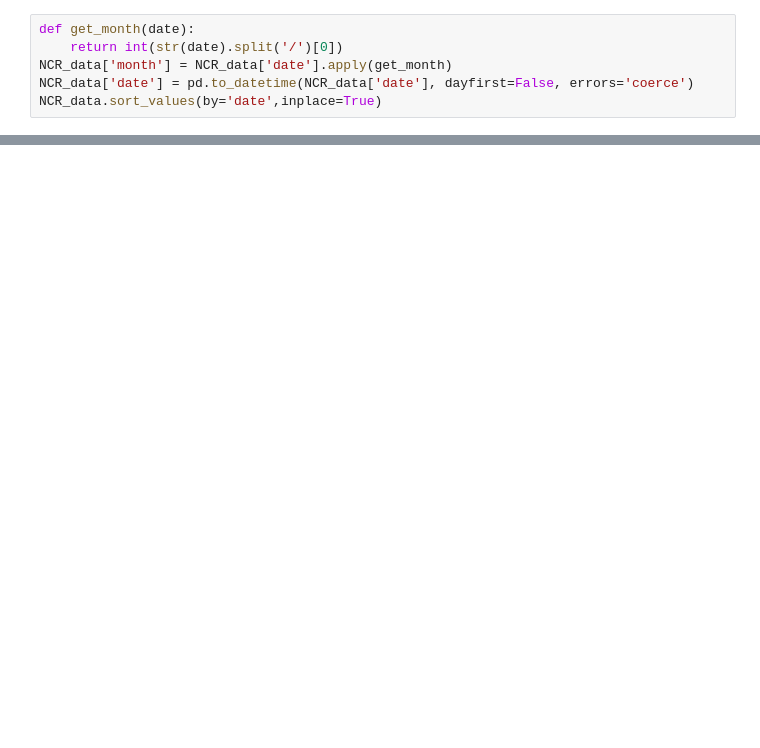
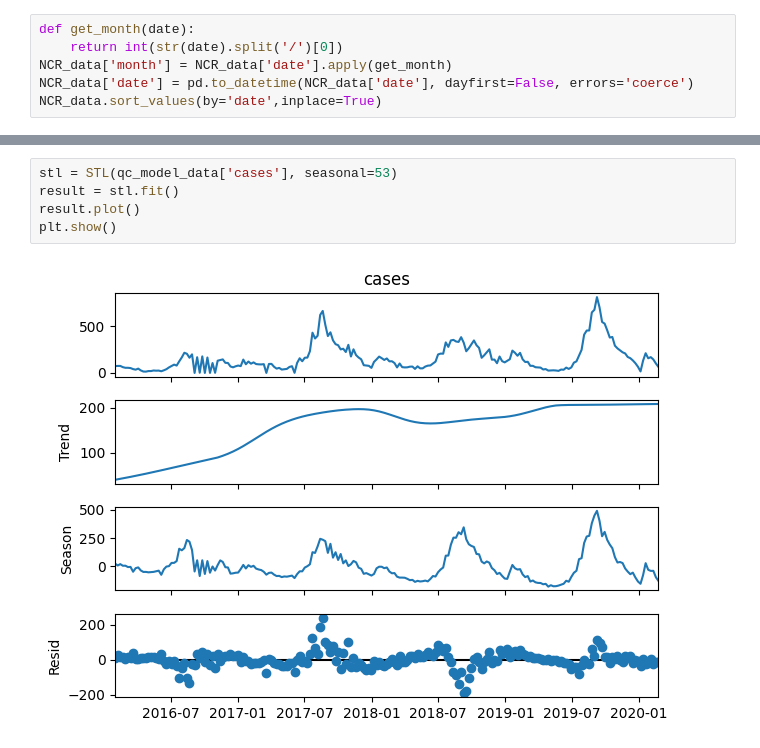
Before and after one commit to manganeseheptoxide/Philippine-Dengue-Cases-Forecasting, a Jupyter notebook: model_training.ipynb, the cells around one changed output, grey strips where cells are left out. Drawn from its saved outputs; the diff is of its cells as text; blank space fills up the shorter version.

```diff
--- a/model_training.ipynb
+++ b/model_training.ipynb
@@ -130,0 +133,7 @@ See the caveats in the documentation: https://pandas.pydata.org/pandas-docs/stab
+# %%
+stl = STL(qc_model_data['cases'], seasonal=53)
+result = stl.fit()
+result.plot()
+plt.show()
+# %% [output]
+[figure, added]
```
Also changed, not shown: parts of 16 cells of this notebook, 1 other file.
